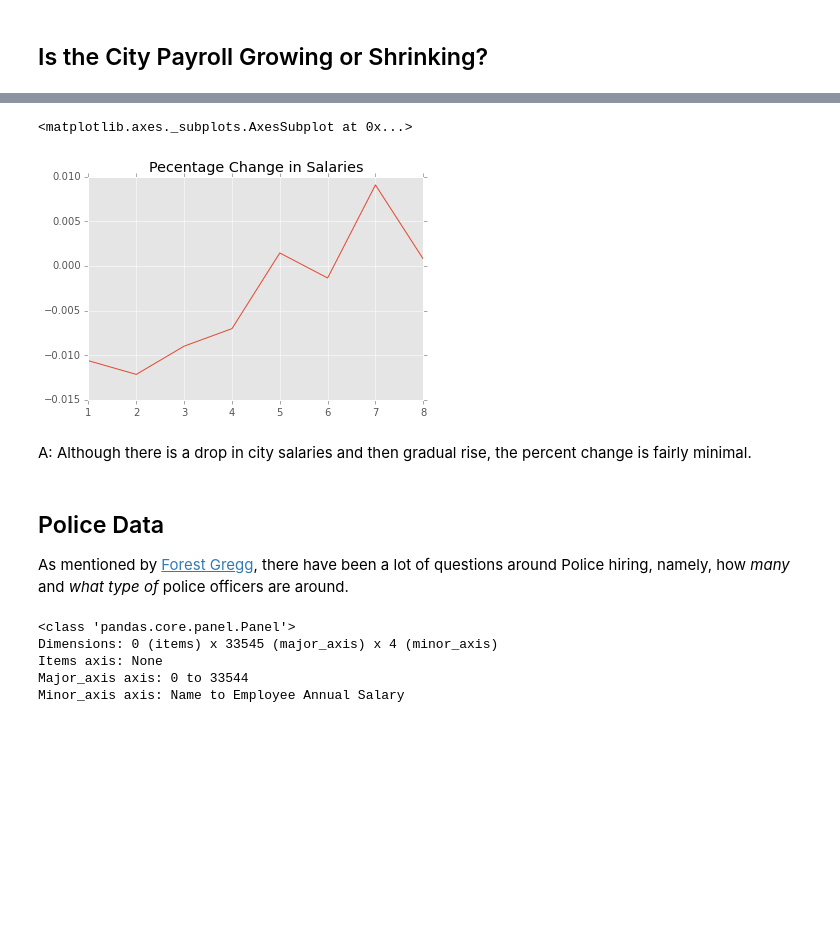
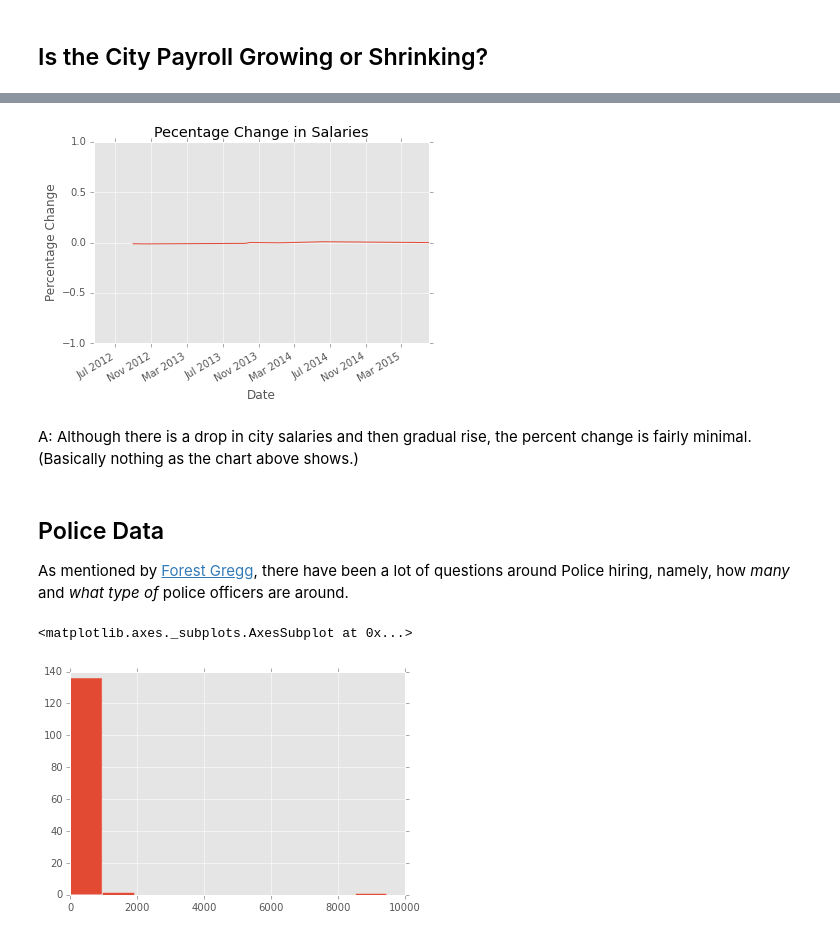
Before and after one commit to hunterowens/hunterowens.github.io, a Jupyter notebook: notebooks/ChicagoSalariesPanel.ipynb, the cells around one changed output, grey strips where cells are left out. Saved outputs shown, nothing was run; the diff lists cells and outputs as text; code cells hidden in the pictures; blank space fills up the shorter version.

```diff
--- a/notebooks/ChicagoSalariesPanel.ipynb
+++ b/notebooks/ChicagoSalariesPanel.ipynb
@@ -42,20 +42,21 @@ show(p)
 [interactive output not drawn]
 # %%
 salary_change_df = pd.DataFrame(data)
-salary_change_df['Sum_Sal'].pct_change().plot(title="Pecentage Change in Salaries")
+salary_change_df.set_index('Date', inplace=True)
+ax = salary_change_df['Sum_Sal'].pct_change().plot(title="Pecentage Change in Salaries")
+ax.set_ylabel("Percentage Change")
+ax.set_ybound([-1,1])
 # %% [output]
-<matplotlib.axes._subplots.AxesSubplot at 0x...>
-[figure, old version]
+[figure, new version]
 # %% [markdown]
-A: Although there is a drop in city salaries and then gradual rise, the percent change is fairly minimal.
+A: Although there is a drop in city salaries and then gradual rise, the percent change is fairly minimal. (Basically nothing as the chart above shows.)
 # %% [markdown]
 ## Police Data
 As mentioned by [Forest Gregg](http://sociology.uchicago.edu/people/grad_students/ForestGregg.shtml), there have been a lot of questions around Police hiring, namely, how *many* and *what type of* police officers are around.
 # %%
-pf.iloc[0:0]
+df = pf.iloc[0]
-# %% [output]
-<class 'pandas.core.panel.Panel'>
-Dimensions: 0 (items) x 33545 (major_axis) x 4 (minor_axis)
-Items axis: None
-Major_axis axis: 0 to 33544
-Minor_axis axis: Name to Employee Annual Salary
+# %%
+df[df['Department'] == 'POLICE']['Position Title'].value_counts().hist()
+# %% [output]
+<matplotlib.axes._subplots.AxesSubplot at 0x...>
+[figure, added]
```
